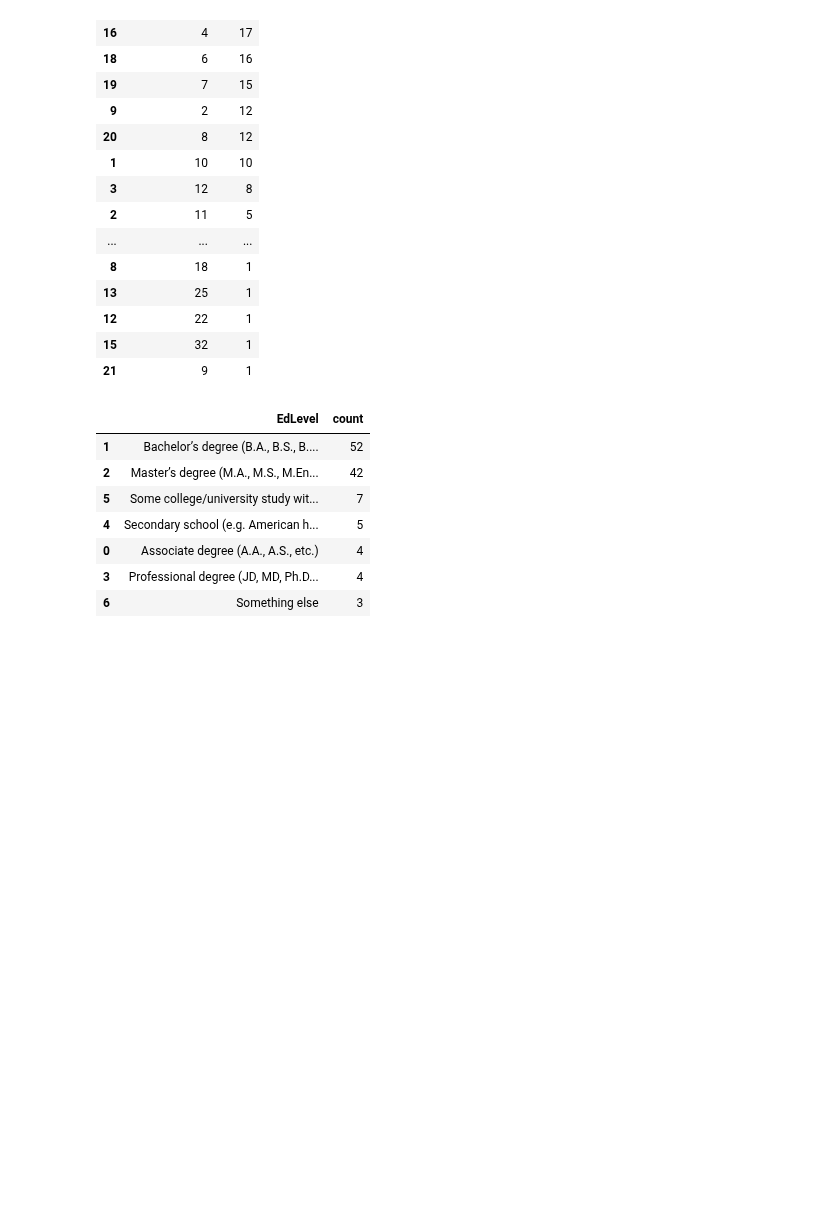
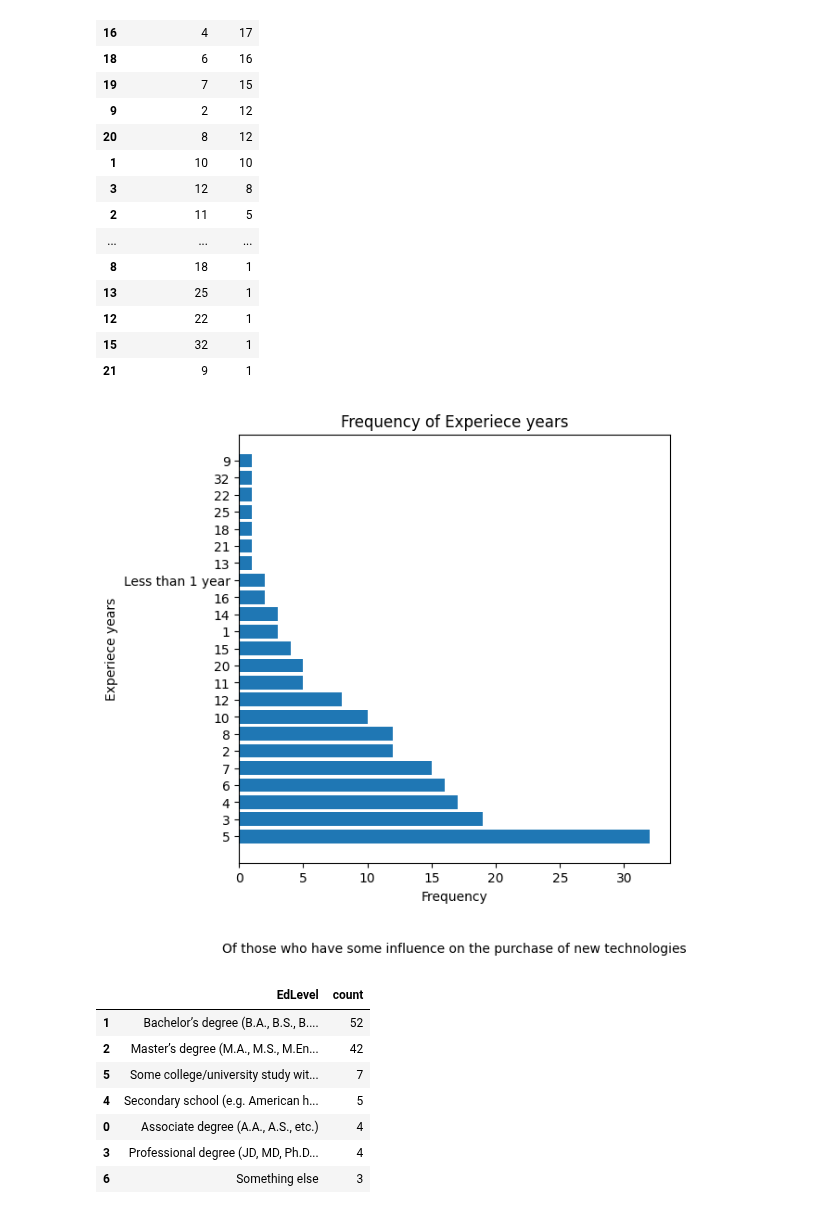
Before and after one commit to abrahim-k/stack_overflow_data, a Jupyter notebook: stack_overflow.ipynb, the cells around one changed output. Drawn from its saved outputs; the diff is of its cells as text; code cells hidden in the pictures; blank space fills up the shorter version.

```diff
--- a/stack_overflow.ipynb
+++ b/stack_overflow.ipynb
@@ -185,6 +189,10 @@ some_influence_yearscodepro
 | 12 | 22 | 1 |
 | 15 | 32 | 1 |
 | 21 | 9 | 1 |
+# %%
+plotter.give_bar_plot(some_influence_yearscodepro, 'some influence', 'YearsCodePro', 'Experiece years')
+# %% [output]
+[figure, added]
 # %%
 high_influence_edlevel = high_result_maker.get_value_df_by_column('EdLevel')
 high_influence_edlevel
```
Also changed, not shown: parts of 10 cells of this notebook.
